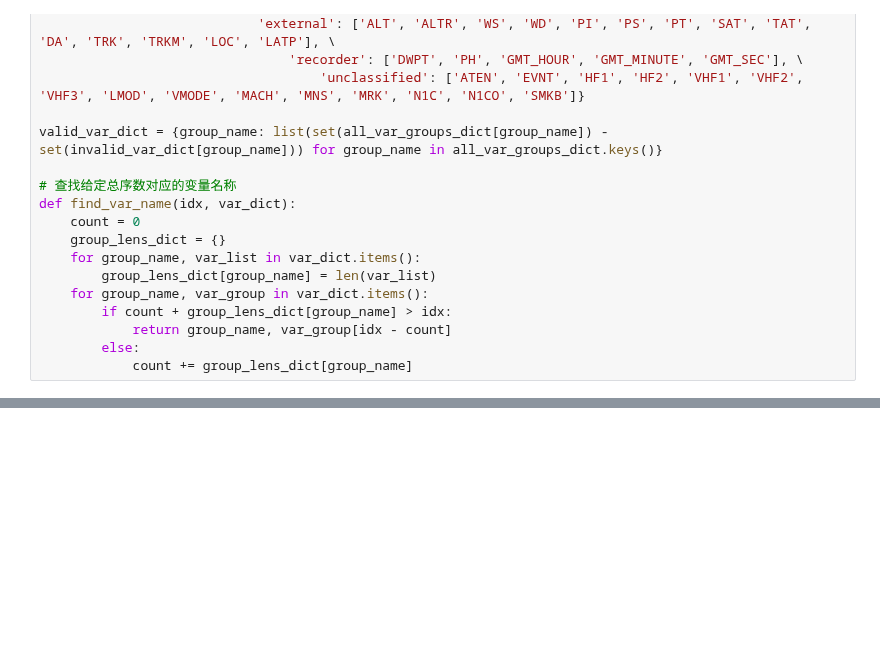
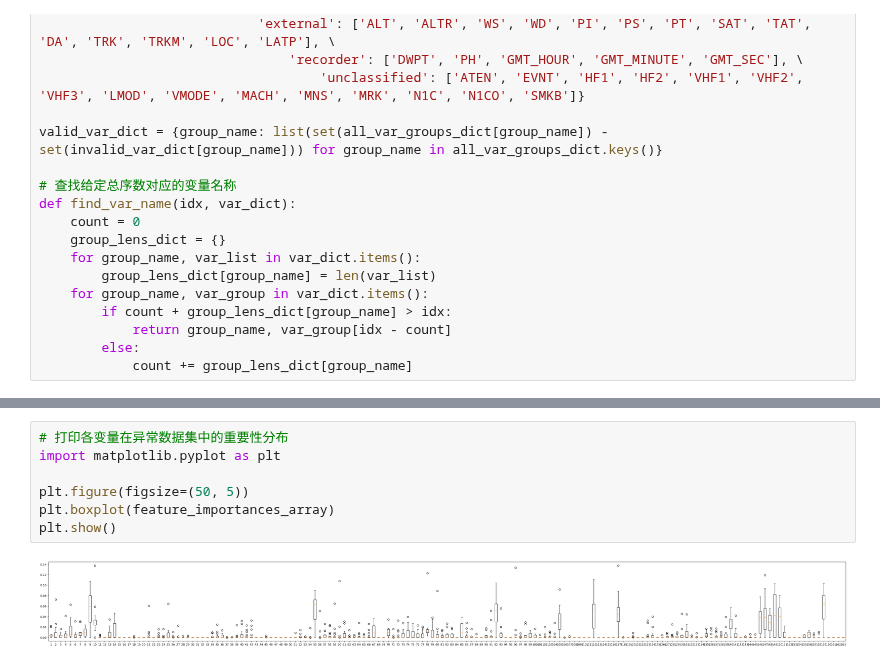
Before and after one commit to srt-uncertainty-wind/code, a Jupyter notebook: variableSelect_randomForest.ipynb, the cells around one changed output, grey strips where cells are left out. Saved outputs shown, nothing was run; the diff lists cells and outputs as text; blank space fills up the shorter version.

```diff
--- a/variableSelect_randomForest.ipynb
+++ b/variableSelect_randomForest.ipynb
@@ -128 +171,10 @@ def generateDataArray(mat, var_dict):
+# %%
+# 打印各变量在异常数据集中的重要性分布
+import matplotlib.pyplot as plt
+
+plt.figure(figsize=(50, 5))
+plt.boxplot(feature_importances_array)
+plt.show()
+# %% [output]
+[figure, added]
 # %%
```
Also changed, not shown: parts of 3 cells of this notebook.
